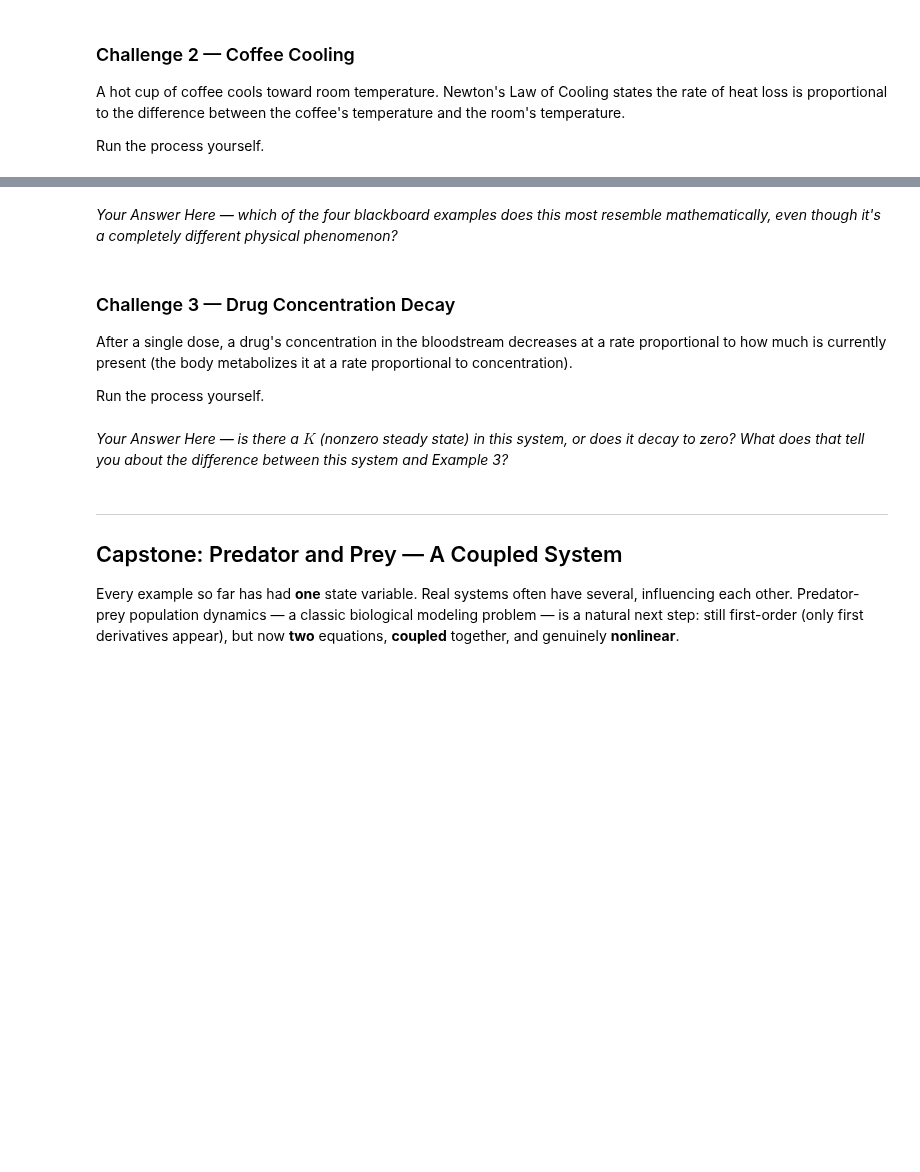
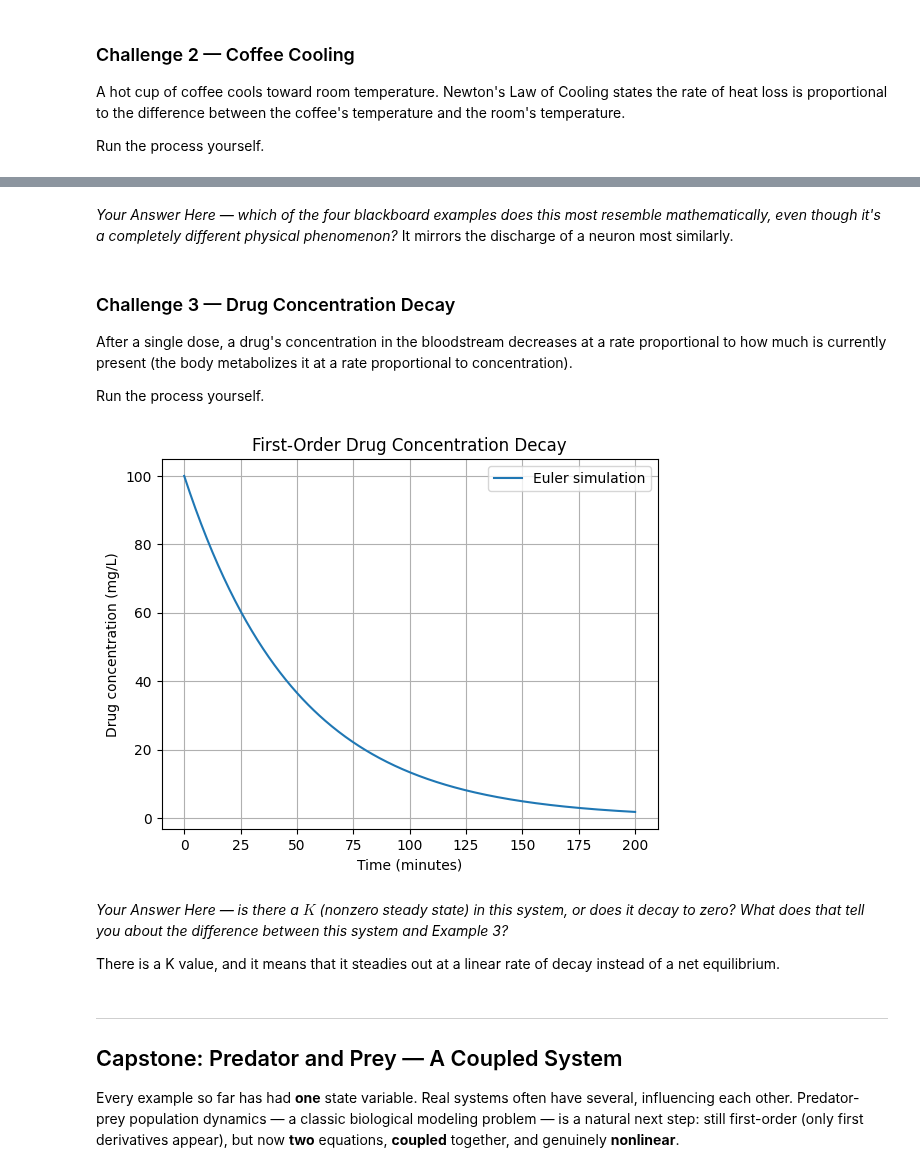
Before and after one commit to HnterWeitkamp/CS-4590, a Jupyter notebook: 3_1_FirstOrderSystems.ipynb, the cells around one changed output, grey strips where cells are left out. Cells and saved outputs as stored; diff of their text form; code cells hidden in the pictures; blank space fills up the shorter version.

```diff
--- a/3_1_FirstOrderSystems.ipynb
+++ b/3_1_FirstOrderSystems.ipynb
@@ -325,5 +411,5 @@ Run the process yourself.
 # %% [markdown]
-*Your Answer Here — which of the four blackboard examples does this most resemble mathematically, even though it's a completely different physical phenomenon?*
+*Your Answer Here — which of the four blackboard examples does this most resemble mathematically, even though it's a completely different physical phenomenon?* It mirrors the discharge of a neuron most similarly.
 # %% [markdown]
 ### Challenge 3 — Drug Concentration Decay
 After a single dose, a drug's concentration in the bloodstream decreases at a rate proportional to how much is currently present (the body metabolizes it at a rate proportional to concentration).
@@ -331,8 +417,41 @@ After a single dose, a drug's concentration in the bloodstream decreases at a ra
 Run the process yourself.
 # %%
 # Your drug-decay code here:
+import numpy as np
+import matplotlib.pyplot as plt
+
+# Parameters
+C0 = 100.0       # Initial concentration (mg/L)
+k = 0.02         # Elimination rate constant (1/min)
+
+# Time settings
+dt = 0.5
+t_end = 200
+t = np.arange(0, t_end + dt, dt)
+
+# Initialize concentration
+C = np.zeros(len(t))
+C[0] = C0
+
+# Euler's method
+for i in range(len(t) - 1):
+    dCdt = -k * C[i]
+    C[i+1] = C[i] + dt * dCdt
+
+# Plot
+plt.plot(t, C, label="Euler simulation")
+plt.xlabel("Time (minutes)")
+plt.ylabel("Drug concentration (mg/L)")
+plt.title("First-Order Drug Concentration Decay")
+plt.grid()
+plt.legend()
+plt.show()
+# %% [output]
+[figure, added]
 # %% [markdown]
 *Your Answer Here — is there a $K$ (nonzero steady state) in this system, or does it decay to zero? What does that tell you about the difference between this system and Example 3?*
+
+There is a K value, and it means that it steadies out at a linear rate of decay instead of a net equilibrium.
 # %% [markdown]
 ---
 ## Capstone: Predator and Prey — A Coupled System
```
Also changed, not shown: parts of 4 cells of this notebook.
